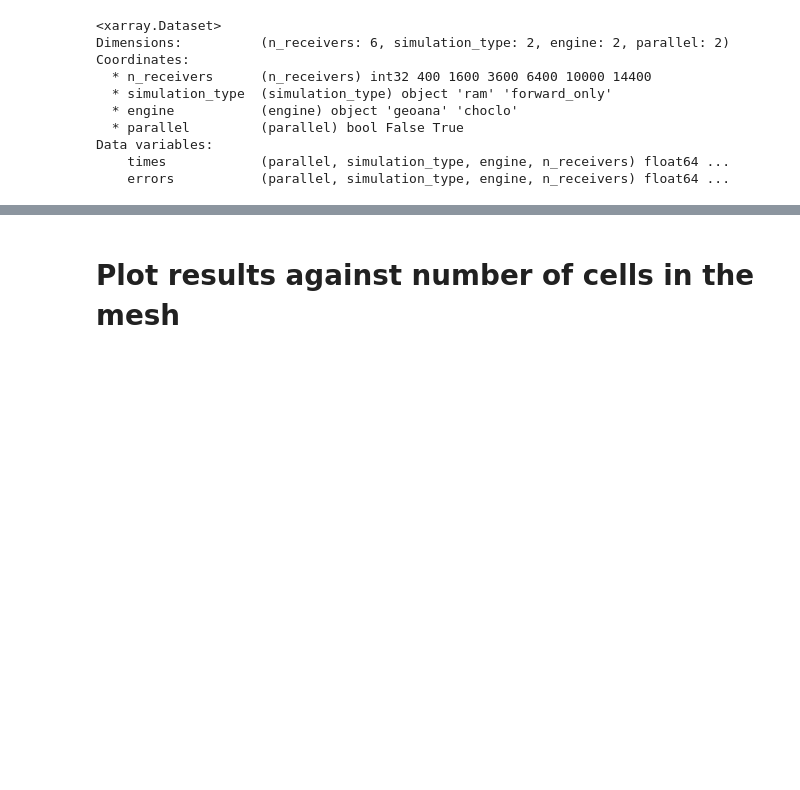
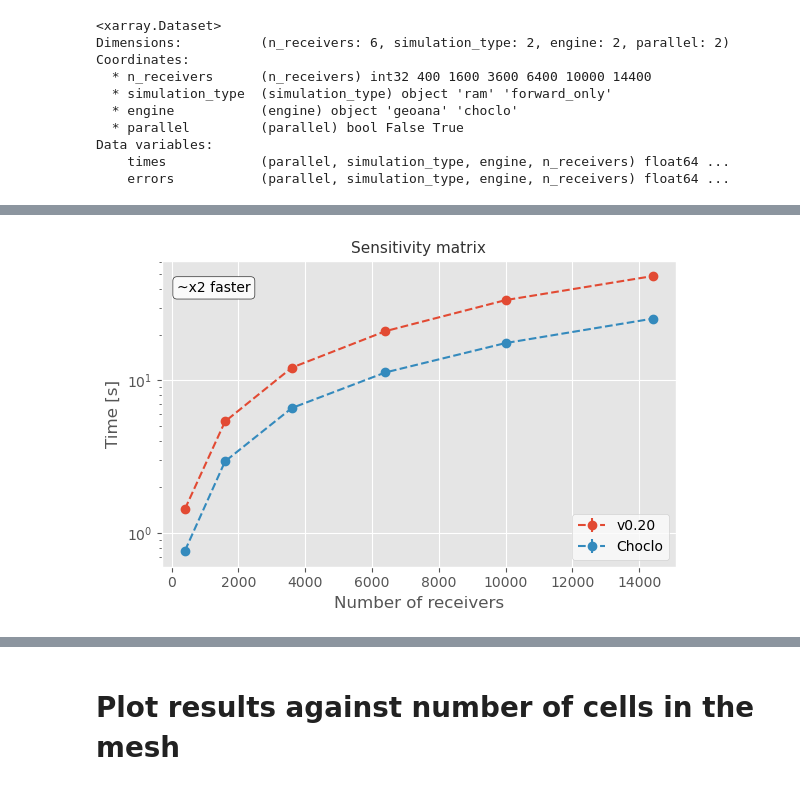
Before and after one commit to santisoler/simpeg-benchmarks-gravity, a Jupyter notebook: notebooks/99-figures.ipynb, the cells around one changed output, grey strips where cells are left out. Drawn from its saved outputs; the diff is of its cells as text; code cells hidden in the pictures; blank space fills up the shorter version.

```diff
--- a/notebooks/99-figures.ipynb
+++ b/notebooks/99-figures.ipynb
@@ -121,0 +149,82 @@ for parallel in (False, True):
+# %%
+simulation_type = "ram"
+figsize = (6, 4)
+
+
+for parallel in (False, True):
+
+    fig, ax = plt.subplots(figsize=figsize)
+
+
+    # Plot benchmark results
+    for engine in dataset.engine:
+        results = dataset.sel(
+            engine=engine, simulation_type=simulation_type, parallel=parallel
+        )
+
+        ax.errorbar(
+            x=results.n_receivers,
+            y=results.times,
+            yerr=results.errors,
+            marker="o",
+            linestyle="dashed",
+            label=engine_to_str[str(engine.values)],
+        )
+
+    # Plot benchmarks with Dask
+    if parallel:
+        results = dataset_dask.sel(simulation_type=simulation_type)
+        ax.errorbar(
+            x=results.n_receivers,
+            y=results.times,
+            yerr=results.errors,
+            marker="o",
+            linestyle="dashed",
+            label="SimPEG + Dask",
+        )
+
+    # Set title
+    ax.set_title("Sensitivity matrix")
+
+    ax.set_xlabel("Number of receivers")
+    ax.set_ylabel("Time [s]")
+
+    # Annotate ratio
+    times = dataset.times.sel(simulation_type=simulation_type, parallel=parallel)
+    ratio = times.sel(engine="geoana") / times.sel(engine="choclo")
+    vmin, vmax = np.min(ratio.values), np.max(ratio.values)
+    if vmax / vmin < 1.4:
+        text = f"~x{round(np.mean(ratio.values))} faster"
+    else:
+        text = f"x{round(vmin)} - x{round(vmax)} faster"
+
+    ha = "left"
+    loc = (0.03, 0.9)
+    ax.annotate(
+        text,
+        loc,
+        xycoords="axes fraction",
+        bbox=dict(boxstyle="round", fc="#fafafa", ec="#2e2e2e", alpha=1),
+        ha=ha,
+    )
+    # ----------------
+
+    # Add legend
+    ax.legend(loc="lower right")
+
+    # Set yscales
+    ax.set_yscale("log")
+
+    plt.tight_layout()
+
+    # Save to disk
+    if parallel:
+        parallel_str = "parallel"
+    else:
+        parallel_str = "serial"
+
+    plt.savefig(figs_dir / f"benchmark_n-receivers_sensitivities_{parallel_str}.png", dpi=figs_dpi)
+
+    plt.show()
+# %% [output]
+[figure, added]
```
Also changed, not shown: parts of 6 cells of this notebook, 9 other files.
